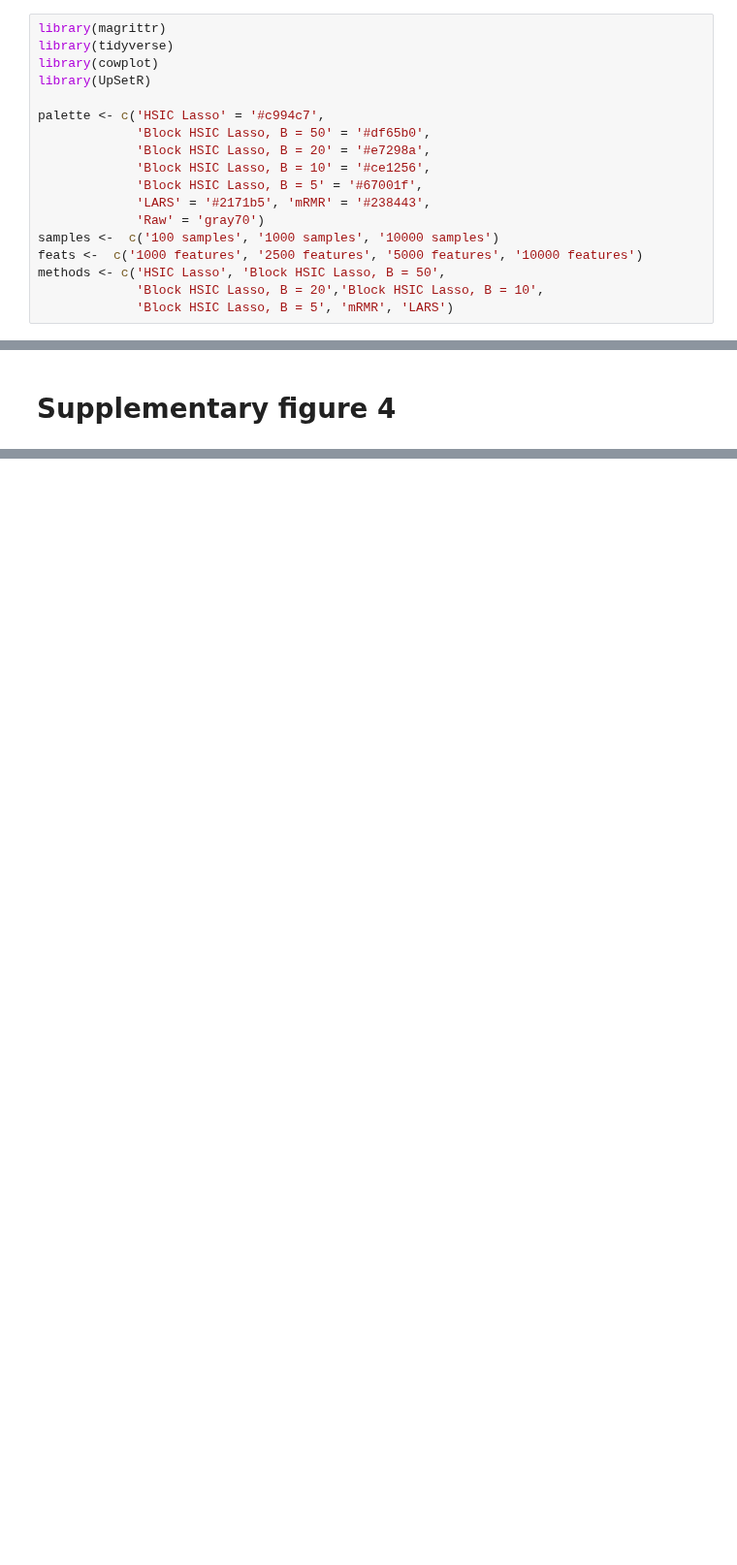
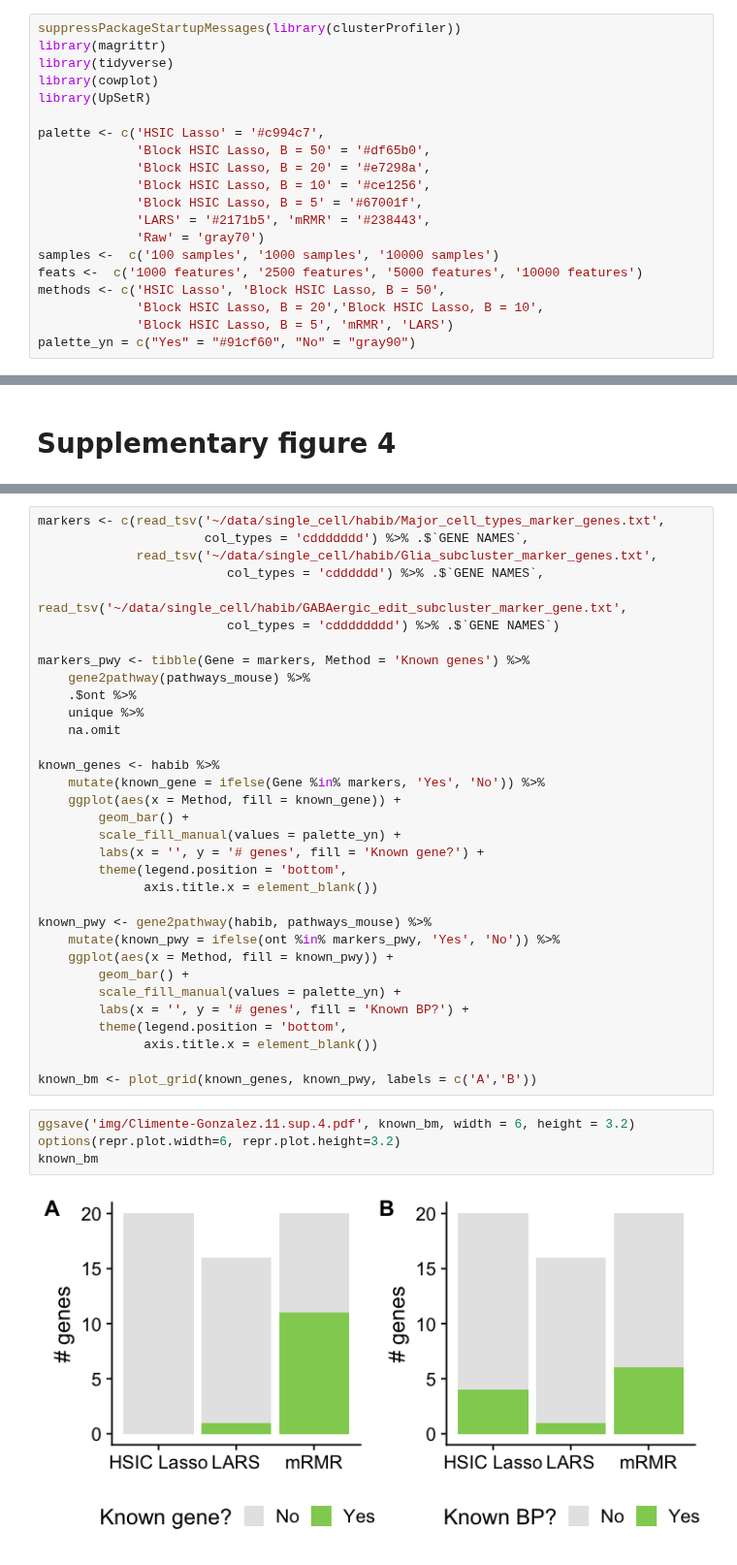
Before and after one commit to hclimente/nori, a Jupyter notebook: doc/supplementary_figures.ipynb, the cells around one changed output, grey strips where cells are left out. Shown at 97% size. Saved outputs shown, nothing was run; the diff lists cells and outputs as text; blank space fills up the shorter version.

```diff
--- a/doc/supplementary_figures.ipynb
+++ b/doc/supplementary_figures.ipynb
@@ -1,4 +1,5 @@
 # %%
+suppressPackageStartupMessages(library(clusterProfiler))
 library(magrittr)
 library(tidyverse)
 library(cowplot)
@@ -16,6 +17,7 @@ feats <-  c('1000 features', '2500 features', '5000 features', '10000 features')
 methods <- c('HSIC Lasso', 'Block HSIC Lasso, B = 50',
              'Block HSIC Lasso, B = 20','Block HSIC Lasso, B = 10',
              'Block HSIC Lasso, B = 5', 'mRMR', 'LARS')
+palette_yn = c("Yes" = "#91cf60", "No" = "gray90")
 # %% [output]
 ── Attaching packages ─────────────────────────────────────── tidyverse 1.2.1 ──
 ✔ ggplot2 3.1.0     ✔ purrr   0.3.0
@@ -255,0 +335,39 @@ pdf
+# %%
+markers <- c(read_tsv('~/data/single_cell/habib/Major_cell_types_marker_genes.txt',
+                      col_types = 'cddddddd') %>% .$`GENE NAMES`,
+             read_tsv('~/data/single_cell/habib/Glia_subcluster_marker_genes.txt',
+                         col_types = 'cdddddd') %>% .$`GENE NAMES`,
+             read_tsv('~/data/single_cell/habib/GABAergic_edit_subcluster_marker_gene.txt',
+                         col_types = 'cdddddddd') %>% .$`GENE NAMES`)
+
+markers_pwy <- tibble(Gene = markers, Method = 'Known genes') %>%
+    gene2pathway(pathways_mouse) %>%
+    .$ont %>%
+    unique %>%
+    na.omit
+
+known_genes <- habib %>%
+    mutate(known_gene = ifelse(Gene %in% markers, 'Yes', 'No')) %>%
+    ggplot(aes(x = Method, fill = known_gene)) +
+        geom_bar() +
+        scale_fill_manual(values = palette_yn) +
+        labs(x = '', y = '# genes', fill = 'Known gene?') +
+        theme(legend.position = 'bottom',
+              axis.title.x = element_blank())
+
+known_pwy <- gene2pathway(habib, pathways_mouse) %>%
+    mutate(known_pwy = ifelse(ont %in% markers_pwy, 'Yes', 'No')) %>%
+    ggplot(aes(x = Method, fill = known_pwy)) +
+        geom_bar() +
+        scale_fill_manual(values = palette_yn) +
+        labs(x = '', y = '# genes', fill = 'Known BP?') +
+        theme(legend.position = 'bottom',
+              axis.title.x = element_blank())
+
+known_bm <- plot_grid(known_genes, known_pwy, labels = c('A','B'))
+# %%
+ggsave('img/Climente-Gonzalez.11.sup.4.pdf', known_bm, width = 6, height = 3.2)
+options(repr.plot.width=6, repr.plot.height=3.2)
+known_bm
+# %% [output]
+[figure, added]
```
Also changed, not shown: parts of 10 cells of this notebook, 26 other files.
